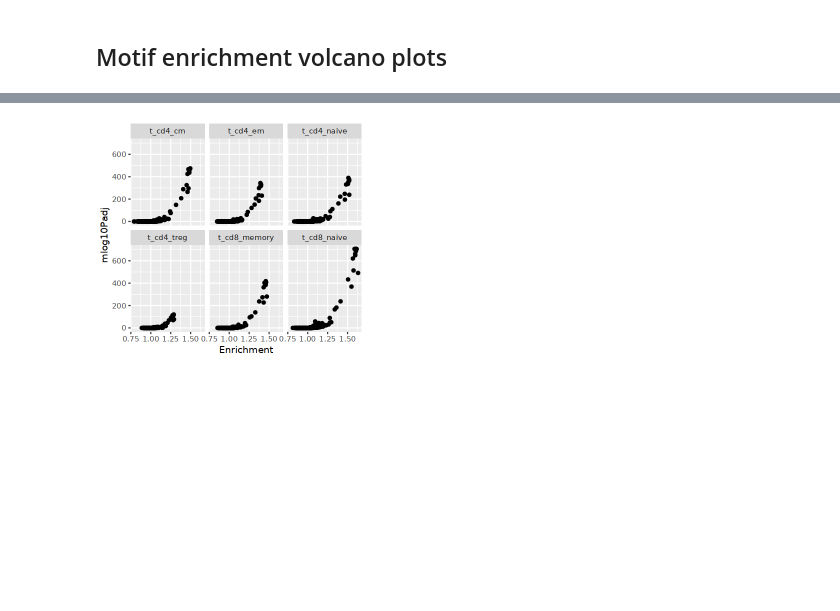
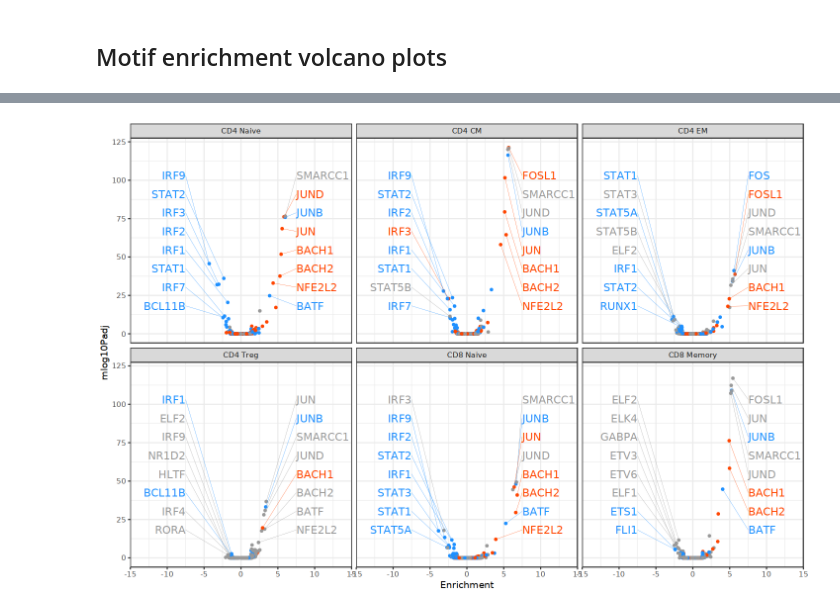
Before and after one commit to aifimmunology/repro-vrd-tea-seq, a Jupyter notebook: figures/Fig-2_bor_overview.ipynb, the cells around one changed output, grey strips where cells are left out. Drawn from its saved outputs; the diff is of its cells as text; code cells hidden in the pictures; blank space fills up the shorter version.

Commit message:
updates to bortezomib overview with motif enrichment

```diff
--- a/figures/Fig-2_bor_overview.ipynb
+++ b/figures/Fig-2_bor_overview.ipynb
@@ -781 +779,4 @@ all_dem <- all_dem %>%
+# %%
+all_dem <- all_dem %>%
+  filter(!is.na(tf_direction))
 # %% [markdown]
@@ -788,0 +804,4 @@ all_dem <- all_dem %>%
+# %%
+all_dem <- all_dem %>%
+  left_join(type_colors) %>%
+  mutate(cell_type_label = factor(cell_type_label, levels = type_colors$cell_type_label))
@@ -789,3 +810,8 @@ all_dem <- all_dem %>%
 # %%
 plot_dem <- all_dem %>%
-  filter(timepoint == 72)
+  filter(timepoint == 72) %>%
+  mutate(color = case_when(
+      tf_adjP < 0.05 & tf_direction == "up" ~ "orangered",
+      tf_adjP < 0.05 & tf_direction == "dn" ~ "dodgerblue",
+      TRUE ~ "gray60",
+  ))
@@ -803,0 +825,3 @@ A data.frame: 6 × 18
+# %%
+max_enrich <- max(plot_dem$Enrichment)
+max_mlp <- max(plot_dem$mlog10Padj)
@@ -804,13 +850,56 @@ A data.frame: 6 × 18
 # %%
-ggplot() +
+options(repr.plot.width = 12, repr.plot.height = 8)
+
+volcano_plots <- ggplot() +
   geom_point(
       data = plot_dem,
       aes(x = Enrichment,
-          y = mlog10Padj)
+          y = mlog10Padj,
+          color = color),
+      size = 1
+  ) +
+  geom_segment(
+      data = up_label_dem,
+      aes(x = xpos, xend = Enrichment,
+          y = ypos, yend = mlog10Padj,
+          color = color),
+      linewidth = 0.1
+  ) +
+  geom_text(
+      data = up_label_dem,
+      aes(x = xpos,
+          y = ypos,
+          color = color,
+          label = tf_gene),
+      size = 4.5,
+      hjust = 0
+  ) +
+  geom_segment(
+      data = dn_label_dem,
+      aes(x = xpos, xend = Enrichment,
+          y = ypos, yend = mlog10Padj,
+          color = color),
+      linewidth = 0.1
+  ) +
+  geom_text(
+      data = dn_label_dem,
+      aes(x = xpos,
+          y = ypos,
+          color = color,
+          label = tf_gene),
+      size = 4.5,
+      hjust = 1
+  ) +
+  scale_color_identity() +
+  scale_x_continuous(
+      limits = c(-2 * max_enrich, 2 * max_enrich)
   ) +
   facet_wrap(
-      ~ aifi_cell_type,
+      ~ cell_type_label,
       ncol = 3,
       nrow = 2
-  )
+  ) +
+  theme_bw()
+
+volcano_plots
 # %% [output]
@@ -819 +906 @@ Warning message:
-[figure, old version]
+[figure, new version]
```
Also changed, not shown: parts of 46 cells of this notebook.
